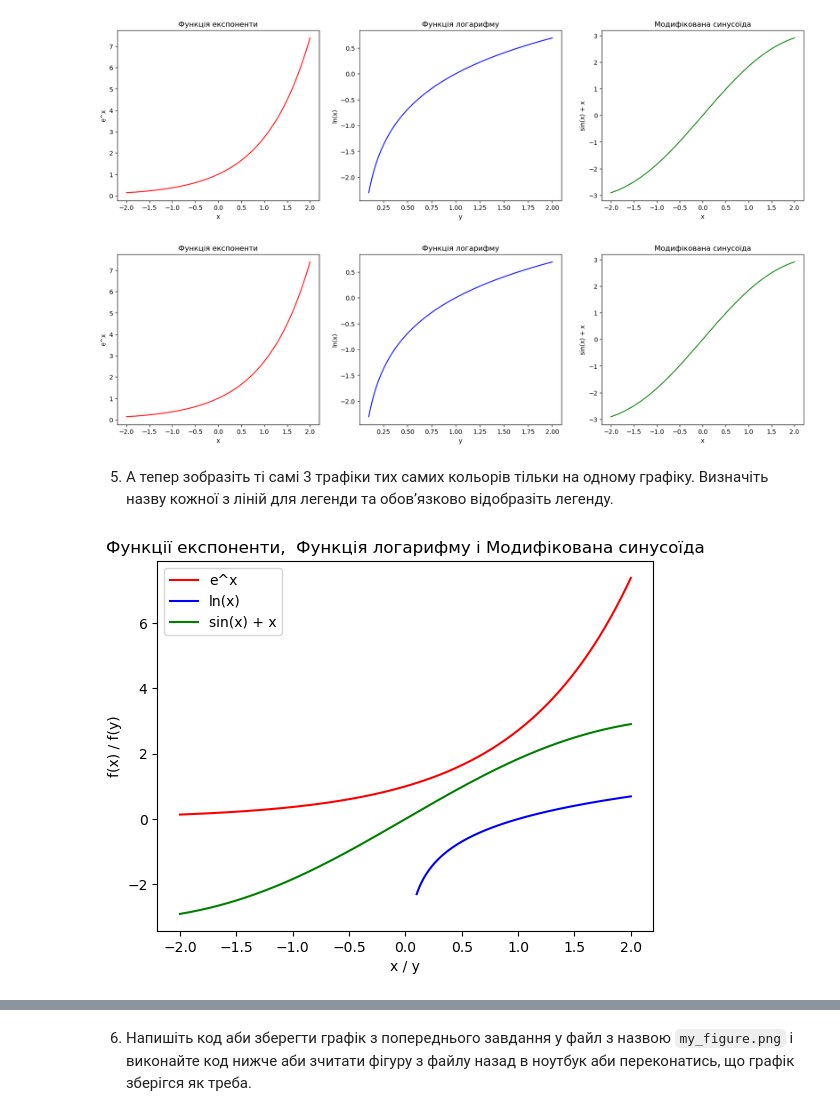
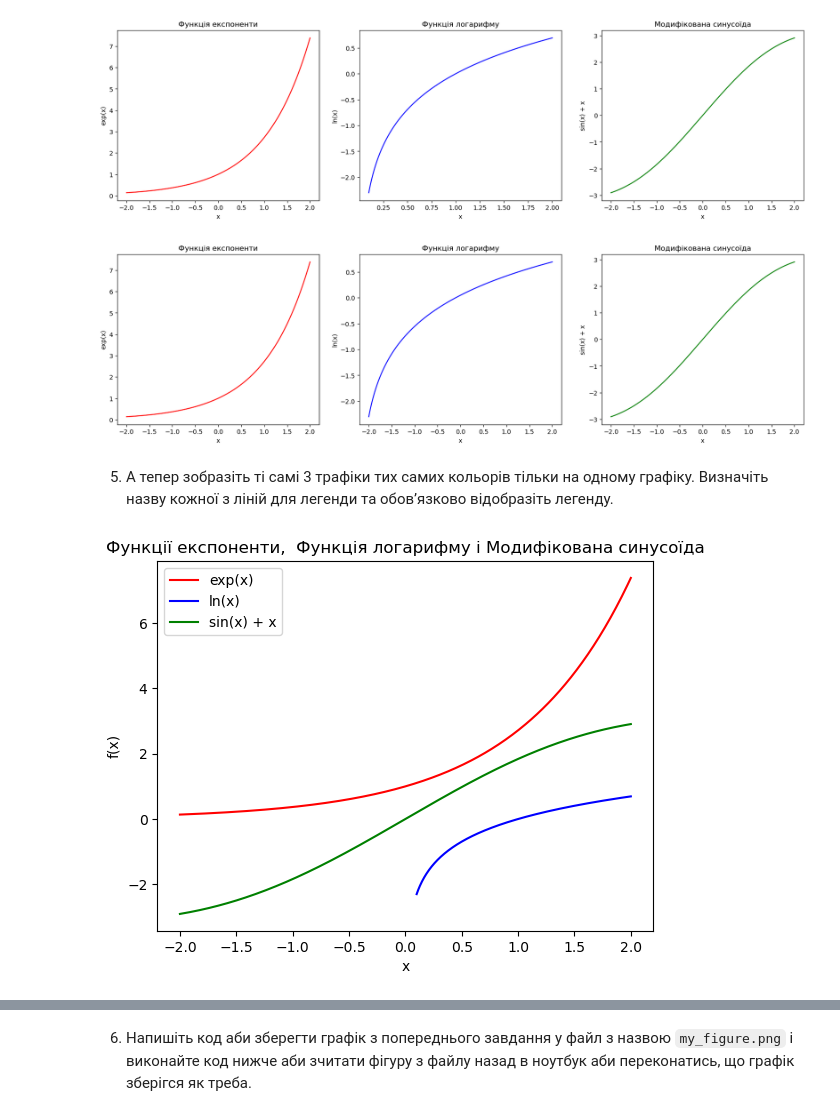
Before and after one commit to bhaz123/Python_for_DA_tasks_AW, a Jupyter notebook: module_4/hw_4_2_Базові_візуалізації_Продовження.ipynb, the cells around one changed output, grey strips where cells are left out. Saved outputs shown, nothing was run; the diff lists cells and outputs as text; code cells hidden in the pictures.

```diff
--- a/module_4/hw_4_2_Базові_візуалізації_Продовження.ipynb
+++ b/module_4/hw_4_2_Базові_візуалізації_Продовження.ipynb
@@ -16,7 +16,7 @@ import numpy as np
 2. Використовуючи фукнціонал `numpy` створіть масив `x` з 400 точок в діапазоні між -2 та 2 і масив `x_positive` в діапазоні між 0.1 і 2 також з 400 точок. Другий масив в нас буде для логарифмічної функції, перший з більш широким діапазоном - для інших функцій.
 # %%
 x = np.linspace(-2, 2, 400)
-y = np.linspace(0.1, 2, 400)
+x_positive = np.linspace(0.1, 2, 400)
 # %% [markdown]
 
 3. Тут маємо кілька кроків.
@@ -92,33 +92,33 @@ fig, ax = plt.subplots(1, 3)
 fig.set_size_inches(20, 5)
 
 ax[0].plot(x, np.exp(x), color='red')
-ax[0].set(xlabel='x', ylabel='e^x',
+ax[0].set(xlabel='x', ylabel='exp(x)',
        title='Функція експоненти')
 
-ax[1].plot(y, np.log(y), color='blue')
-ax[1].set(xlabel='y', ylabel='ln(x)',
+ax[1].plot(x, np.log(x_positive), color='blue')
+ax[1].set(xlabel='x', ylabel='ln(x)',
        title='Функція логарифму')
 
 ax[2].plot(x, np.sin(x) + x, color='green')
 ax[2].set(xlabel='x', ylabel='sin(x) + x',
        title='Модифікована синусоїда');
 # %% [output]
-[figure, old version]
+[figure, new version]
 # %% [markdown]
 5. А тепер зобразіть ті самі 3 трафіки тих самих кольорів тільки на одному графіку. Визначіть назву кожної з ліній для легенди та обовʼязково відобразіть легенду.
 # %%
 # Спосіб 1 - використовуючи звичайний plt
 
 fig = plt.figure()
-plt.plot(x, np.exp(x), color='red', label='e^x')
-plt.plot(y, np.log(y), color='blue', label='ln(x)')
+plt.plot(x, np.exp(x), color='red', label='exp(x)')
+plt.plot(x_positive, np.log(x_positive), color='blue', label='ln(x)')
 plt.plot(x, np.sin(x) + x, color='green', label='sin(x) + x')
 plt.title('Функції експоненти,  Функція логарифму і Модифікована синусоїда')
-plt.xlabel('x / y')
-plt.ylabel('f(x) / f(y)')
+plt.xlabel('x')
+plt.ylabel('f(x)')
 plt.legend();
 # %% [output]
-[figure, old version]
+[figure, new version]
 # %%
 # Спосіб 2 - використовуючи Object Oriented Interface
 
```
Also changed, not shown: parts of 5 cells of this notebook.
